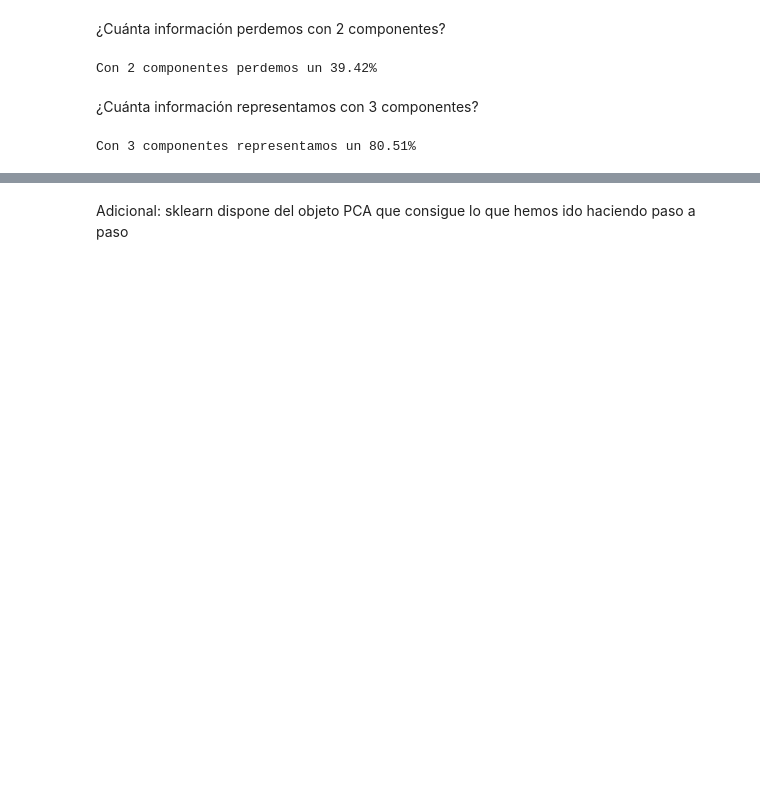
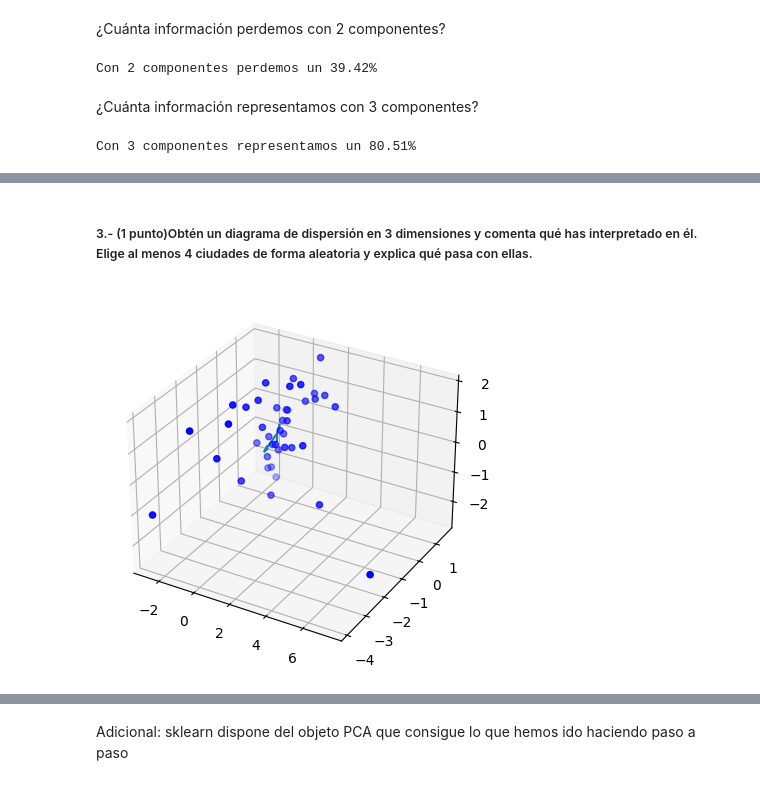
Before and after one commit to Alf-caput/P1_MineriaDeDatos, a Jupyter notebook: P3_ReduccionDimensionalidad/P3_ReduccionDimensionalidad.ipynb, the cells around one changed output, grey strips where cells are left out. Saved outputs shown, nothing was run; the diff lists cells and outputs as text; code cells hidden in the pictures; blank space fills up the shorter version.

```diff
--- a/P3_ReduccionDimensionalidad/P3_ReduccionDimensionalidad.ipynb
+++ b/P3_ReduccionDimensionalidad/P3_ReduccionDimensionalidad.ipynb
@@ -209,7 +217,7 @@ Para obtener los autovalores y autovectores utilizamos linalg.eig de numpy, una
 eigenvalues, eigenvectors = np.linalg.eig(df_corr.values)
 sorted_indices = np.argsort(eigenvalues)[::-1]
 eigenvalues = eigenvalues[sorted_indices]
-eigenvectors = eigenvectors[sorted_indices]
+eigenvectors = eigenvectors[:, sorted_indices]
 eigenvalues
 # %% [output]
 array([2.72811968, 1.51233485, 1.39497299, 0.89199129, 0.34677866,
@@ -253,0 +282,10 @@ Con 3 componentes representamos un 80.51%
+# %%
+comp_index = pd.Index([f'PC{i+1}' for i in range(len(eigenvalues))])
+
+df_pca = pd.DataFrame(
+    data=np.dot(df_std, eigenvectors),
+    columns=comp_index,
+    index=df_std.index)
+
+with Notation2Decimal():
+    print(df_pca.head())
@@ -253,0 +300,15 @@ Con 3 componentes representamos un 80.51%
+# %% [markdown]
+##### 3.- (1 punto)Obtén un diagrama de dispersión en 3 dimensiones y comenta qué has interpretado en él. Elige al menos 4 ciudades de forma aleatoria y explica qué pasa con ellas.
+# %%
+n = 3
+fig = plt.figure()
+ax = fig.add_subplot(1, 1, 1, projection='3d')
+
+X, Y, Z = (df_pca[f'PC{i+1}'].values for i in range(n))
+ax.scatter(X, Y, Z, marker='o', color='b')
+for eig3d in eigenvectors[:, :n].T:
+    ax.quiver(0, 0, 0, *eig3d[0: n])
+
+plt.show()
+# %% [output]
+[figure, added]
```
Also changed, not shown: parts of 8 cells of this notebook.
